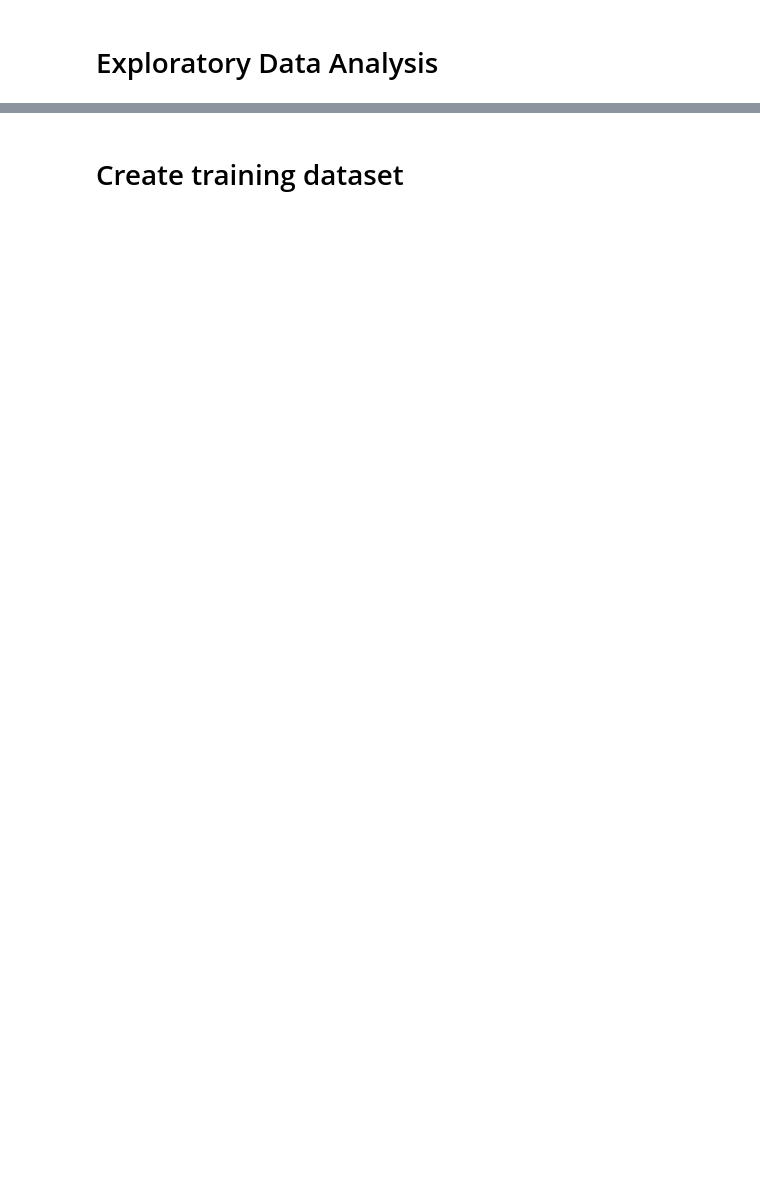
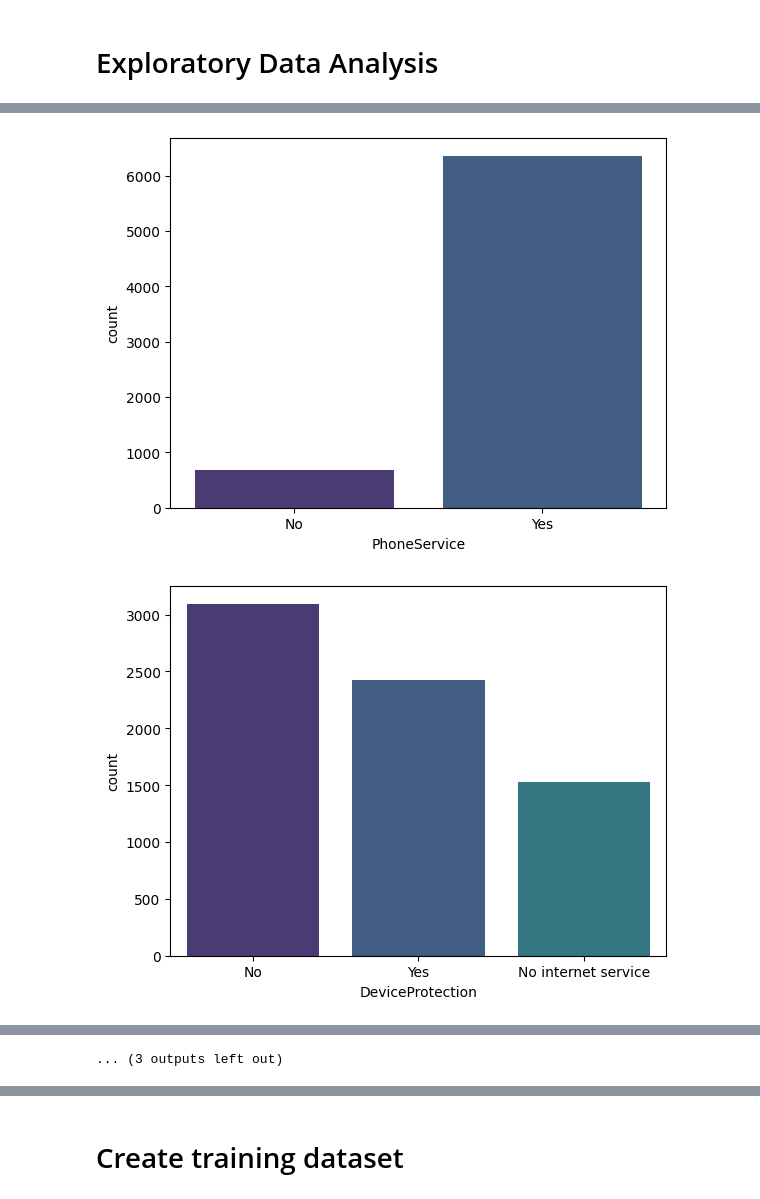
Before and after one commit to Alan-Grech295/cis3190-telco-churn, a Jupyter notebook: Telco Customer Churn.ipynb, the cells around one changed output, grey strips where cells are left out. Saved outputs shown, nothing was run; the diff lists cells and outputs as text; code cells hidden in the pictures; blank space fills up the shorter version.

```diff
--- a/Telco Customer Churn.ipynb
+++ b/Telco Customer Churn.ipynb
@@ -49,0 +79,12 @@ df.iloc[:, 1:].corr()
+# %%
+# Defining types of columns
+categorical_columns = ['InternetService', 'OnlineSecurity', 'MultipleLines',
+                       'OnlineBackup', 'DeviceProtection', 'TechSupport',
+                       'StreamingTV', 'StreamingMovies', 'Contract', 'PaymentMethod']
+
+yes_no_columns = ['Partner', 'Dependents', 'PhoneService', 'PaperlessBilling']
+two_value_columns = ['gender']
+
+numerical_columns = ['tenure', 'MonthlyCharges', 'TotalCharges']
+
+columns = list(set(categorical_columns).union(yes_no_columns, two_value_columns))
@@ -69,0 +117,8 @@ seaborn.scatterplot(data=original_df, x="tenure", y="MonthlyCharges", hue="Contr
+# %%
+# Plot the distribution of categorical features
+for column in columns:
+  sns.countplot(data=df, x=column, hue=column)
+  plt.show()
+# %% [output]
+[figure, added]
+[figure, added]
@@ -69,0 +135 @@ seaborn.scatterplot(data=original_df, x="tenure", y="MonthlyCharges", hue="Contr
+... (3 outputs left out)
```
Also changed, not shown: parts of 23 cells of this notebook, 2 other files.
